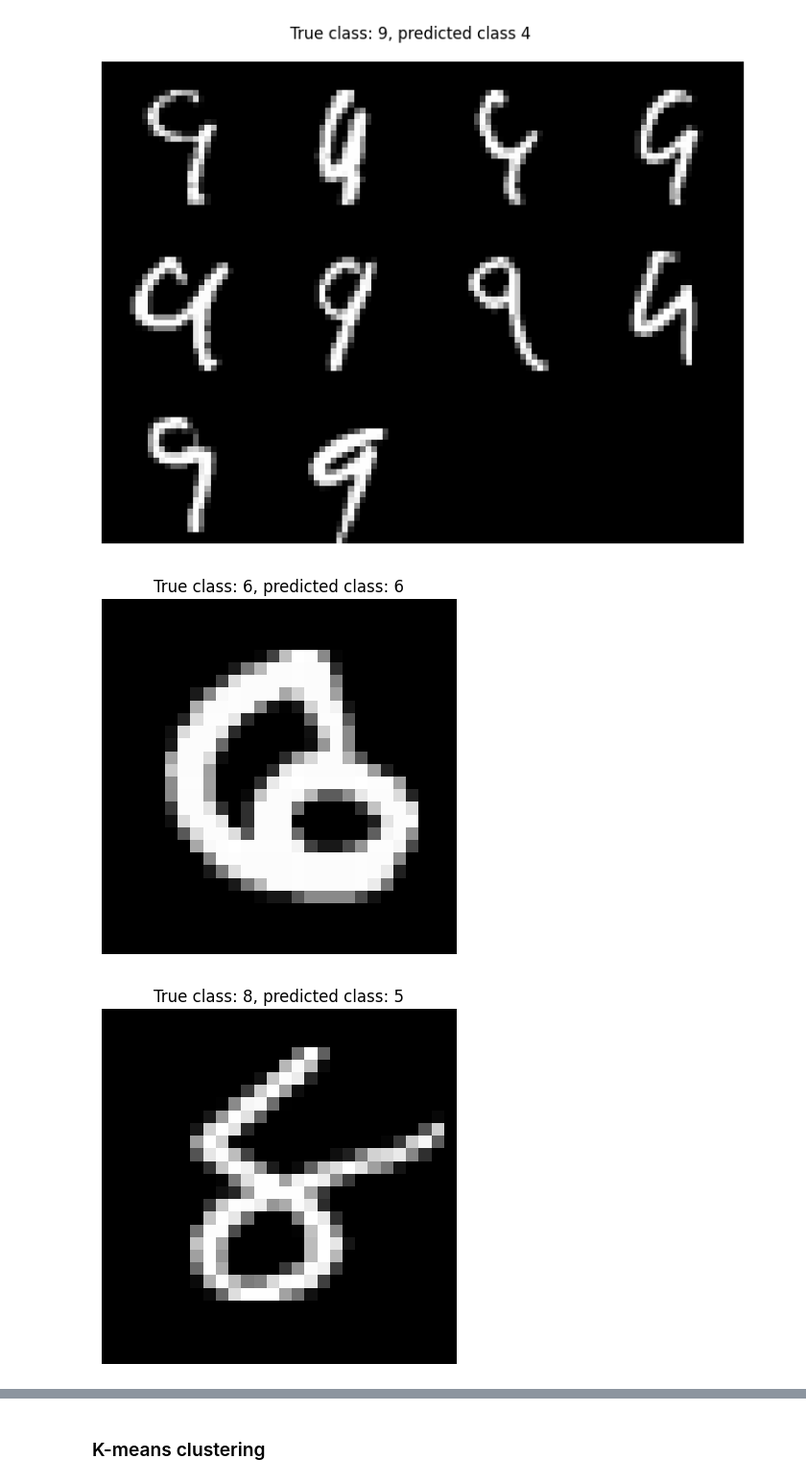
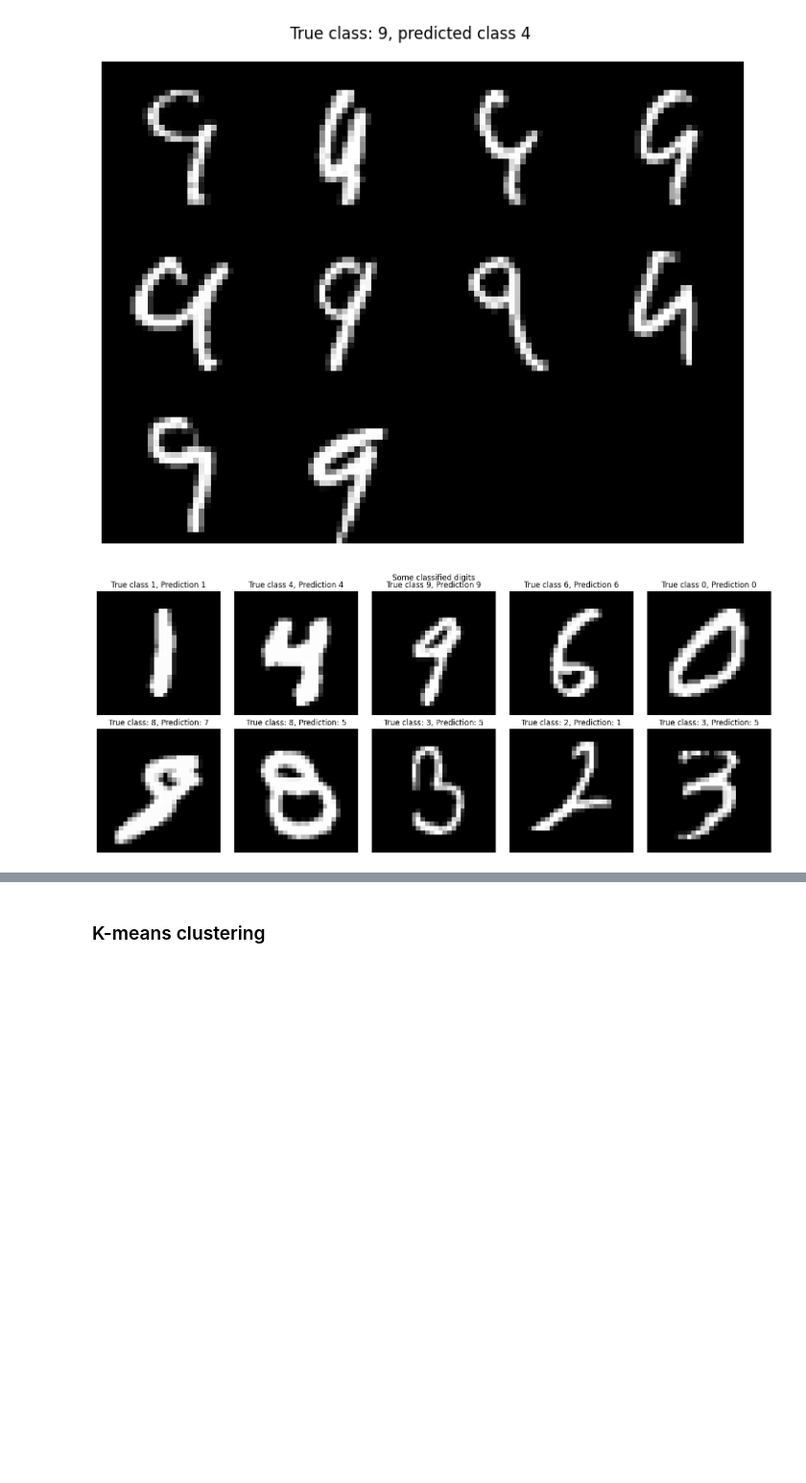
Before and after one commit to Martin-Ansteensen/TTT4275-Classification-project, a Jupyter notebook: Number_task/Numbers.ipynb, the cells around one changed output, grey strips where cells are left out. Shown at 96% size. Saved outputs shown, nothing was run; the diff lists cells and outputs as text; code cells hidden in the pictures; blank space fills up the shorter version.

Commit message:
Added functionality for exporting figures as PDF

```diff
--- a/Number_task/Numbers.ipynb
+++ b/Number_task/Numbers.ipynb
@@ -190,24 +194,31 @@ plt.axis("off");
 Samples where true class is 9 and NN predicted 4: [1192 1232 1901 3160 3850 4314 4665 4823 5639 9808]
 [figure]
 # %%
-np.random.seed(20)
-num_samples = 2
+np.random.seed(21)
+num_samples = 5
 correctly_classified_idxs = np.where(nn_pred == testlab)[0]
 incorrectly_classified_idxs = np.where(nn_pred != testlab)[0]
 
+fig, axes = plt.subplots(2, num_samples, figsize=(num_samples * 3, 2 * 3), constrained_layout=True)
+
 for i in range(num_samples):
-    random_correct_idx = np.random.choice(correctly_classified_idxs)
+    random_correct_idx   = np.random.choice(correctly_classified_idxs)
     random_incorrect_idx = np.random.choice(incorrectly_classified_idxs)
 
-    plt.figure()
-    plt.imshow(testv[random_correct_idx].reshape((28, 28)), cmap='gray')
-    plt.title(f"True class: {testlab[random_correct_idx]}, predicted class: {nn_pred[random_correct_idx]}")
-    plt.axis("off")
+    #correctly classified digits
+    ax = axes[0, i]
+    ax.imshow(testv[random_correct_idx].reshape((28, 28)), cmap='gray')
+    ax.set_title(f"True class {testlab[random_correct_idx]}, Prediction {nn_pred[random_correct_idx]}")
+    ax.axis("off")
 
-    plt.figure()
-    plt.imshow(testv[random_incorrect_idx].reshape((28, 28)), cmap='gray')
-    plt.title(f"True class: {testlab[random_incorrect_idx]}, predicted class: {nn_pred[random_incorrect_idx]}")
-    plt.axis("off")
+    #misclassified digits in the bottom row
+    ax = axes[1, i]
+    ax.imshow(testv[random_incorrect_idx].reshape((28, 28)), cmap='gray')
+    ax.set_title(f"True class: {testlab[random_incorrect_idx]}, Prediction: {nn_pred[random_incorrect_idx]}")
+    ax.axis("off")
+
+plt.suptitle("Some classified digits", y=1.02)
+plt.savefig(f"figures/correct_and_incorrect_predicted_digits.pdf", format="pdf", bbox_inches="tight")
+plt.show()
 # %% [output]
-[figure, old version]
+[figure, new version]
-[figure, removed]
```
Also changed, not shown: parts of 21 cells of this notebook.
